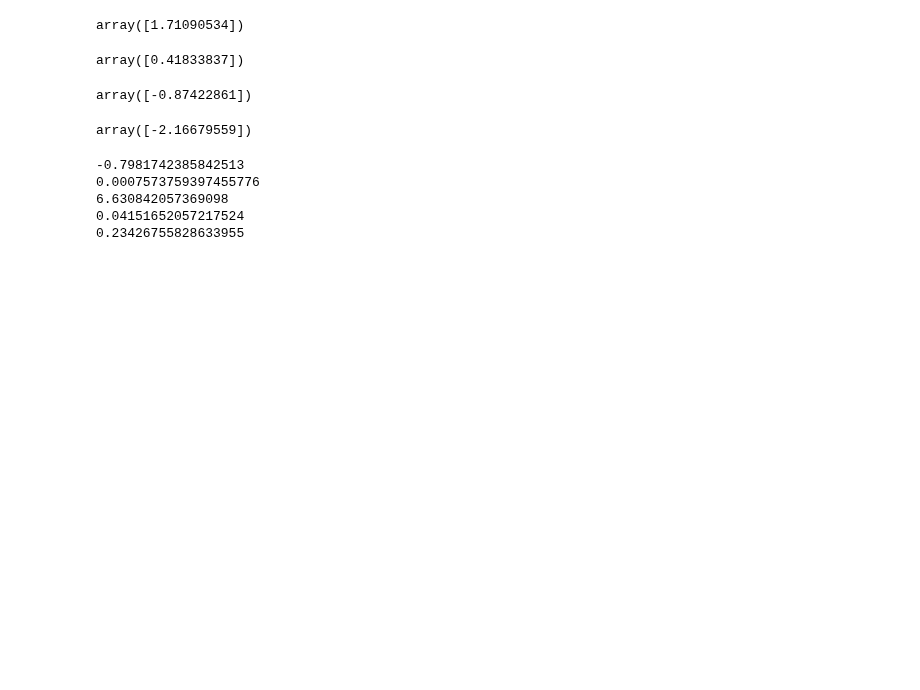
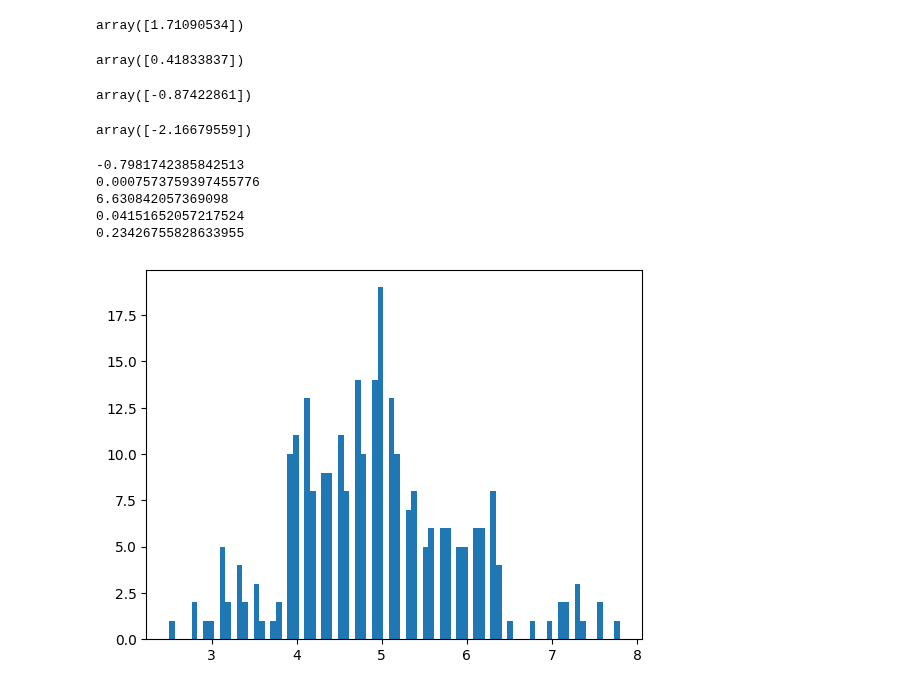
Before and after one commit to patonov/Data_Science-July_2024, a Jupyter notebook: new_study/Untitled.ipynb, the cells around one changed output. Cells and saved outputs as stored; diff of their text form; code cells hidden in the pictures; blank space fills up the shorter version.

```diff
--- a/new_study/Untitled.ipynb
+++ b/new_study/Untitled.ipynb
@@ -141,3 +141,8 @@ print(result.stderr)
 6.630842057369098
 0.04151652057217524
 0.23426755828633955
+# %%
+plt.hist(df["education"], bins=80)
+plt.show()
+# %% [output]
+[figure, added]
```
Also changed, not shown: parts of 5 cells of this notebook.
